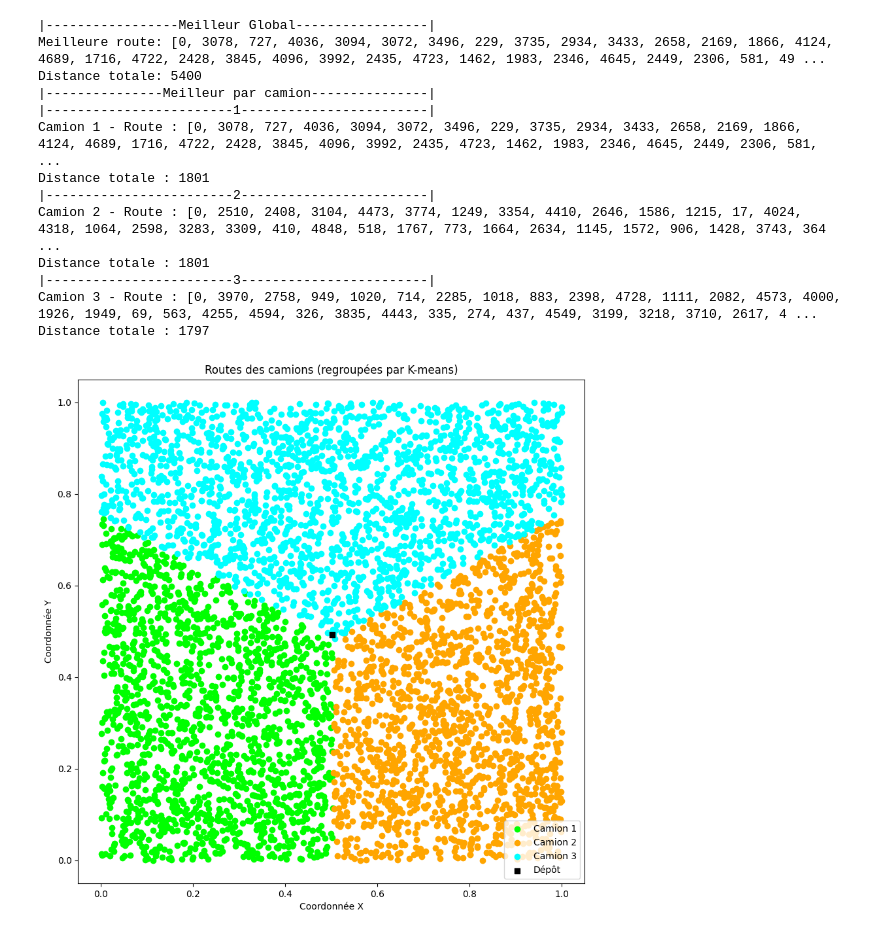
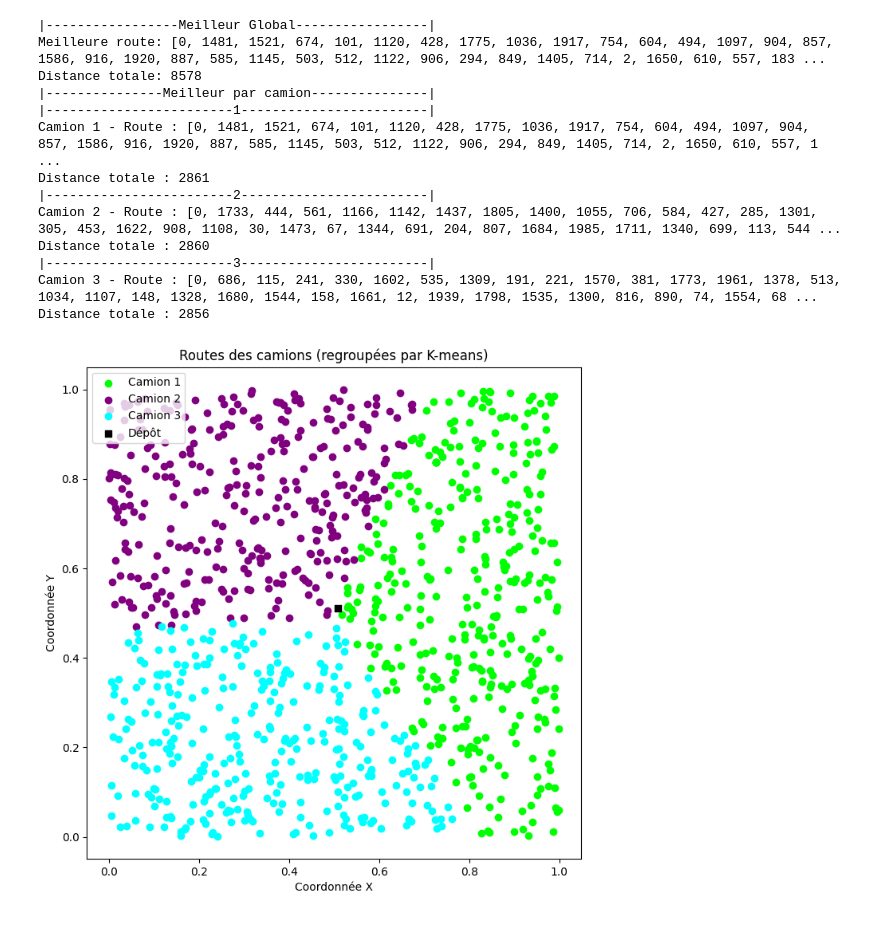
Before and after one commit to TheotimeC/VehicleRoutingProblem-ACO-GA, a Jupyter notebook: ACO.ipynb, the cells around one changed output. Drawn from its saved outputs; the diff is of its cells as text; code cells hidden in the pictures.

```diff
--- a/ACO.ipynb
+++ b/ACO.ipynb
@@ -26,0 +1,18 @@ print(matrice)
+# %%
+import numpy as np
+
+num_villes = 2000
+num_clients = num_villes - 1  # Exclure le dépôt
+
+def generate_weighted_adjacency_matrix(n):
+    adjacency_matrix = np.zeros((n, n), dtype=int)
+    for i in range(n):
+        for j in range(i + 1, n):
+            if np.random.random() < 0.8:
+                weight = np.random.randint(1, 1000)
+                adjacency_matrix[i][j] = weight
+                adjacency_matrix[j][i] = weight
+    return adjacency_matrix
+
+matrice = generate_weighted_adjacency_matrix(num_villes)
+print(matrice)
@@ -27,6 +27,8 @@ print(matrice)
 # %%
 import numpy as np
 from numpy.random import choice as np_choice
+import warnings
+warnings.filterwarnings("ignore")
 
 # Évaluer la qualité des solutions
 def calculer_distance_total(solution, matrice):
@@ -158,7 +160,7 @@ num_fourmis = 3
 num_iterations = 15
 alpha = 1.0  # Influence de la phéromone
 beta = 5.0  # Influence de la visibilité
-Q = 100  # Quantité de phéromone déposée par les fourmis
+Q = 0.2  # Quantité de phéromone déposée par les fourmis
 intensite = 1.7 #intensification des pheromones
 num_camions = 3  # Quantité de camions
 
@@ -177,28 +179,45 @@ for i, route in enumerate(camions_routes):
     print(f"Distance totale : {longueurs_routes[i]}")
 # %% [output]
 |-----------------Meilleur Global-----------------|
-Meilleure route: [0, 3078, 727, 4036, 3094, 3072, 3496, 229, 3735, 2934, 3433, 2658, 2169, 1866, 4124, 4689, 1716, 4722, 2428, 3845, 4096, 3992, 2435, 4723, 1462, 1983, 2346, 4645, 2449, 2306, 581, 49 ...
-Distance totale: 5400
+Meilleure route: [0, 1481, 1521, 674, 101, 1120, 428, 1775, 1036, 1917, 754, 604, 494, 1097, 904, 857, 1586, 916, 1920, 887, 585, 1145, 503, 512, 1122, 906, 294, 849, 1405, 714, 2, 1650, 610, 557, 183 ...
+Distance totale: 8578
 |---------------Meilleur par camion---------------|
 |------------------------1------------------------|
-Camion 1 - Route : [0, 3078, 727, 4036, 3094, 3072, 3496, 229, 3735, 2934, 3433, 2658, 2169, 1866, 4124, 4689, 1716, 4722, 2428, 3845, 4096, 3992, 2435, 4723, 1462, 1983, 2346, 4645, 2449, 2306, 581,  ...
-Distance totale : 1801
+Camion 1 - Route : [0, 1481, 1521, 674, 101, 1120, 428, 1775, 1036, 1917, 754, 604, 494, 1097, 904, 857, 1586, 916, 1920, 887, 585, 1145, 503, 512, 1122, 906, 294, 849, 1405, 714, 2, 1650, 610, 557, 1 ...
+Distance totale : 2861
 |------------------------2------------------------|
-Camion 2 - Route : [0, 2510, 2408, 3104, 4473, 3774, 1249, 3354, 4410, 2646, 1586, 1215, 17, 4024, 4318, 1064, 2598, 3283, 3309, 410, 4848, 518, 1767, 773, 1664, 2634, 1145, 1572, 906, 1428, 3743, 364 ...
-Distance totale : 1801
+Camion 2 - Route : [0, 1733, 444, 561, 1166, 1142, 1437, 1805, 1400, 1055, 706, 584, 427, 285, 1301, 305, 453, 1622, 908, 1108, 30, 1473, 67, 1344, 691, 204, 807, 1684, 1985, 1711, 1340, 699, 113, 544 ...
+Distance totale : 2860
 |------------------------3------------------------|
-Camion 3 - Route : [0, 3970, 2758, 949, 1020, 714, 2285, 1018, 883, 2398, 4728, 1111, 2082, 4573, 4000, 1926, 1949, 69, 563, 4255, 4594, 326, 3835, 4443, 335, 274, 437, 4549, 3199, 3218, 3710, 2617, 4 ...
-Distance totale : 1797
+Camion 3 - Route : [0, 686, 115, 241, 330, 1602, 535, 1309, 191, 221, 1570, 381, 1773, 1961, 1378, 513, 1034, 1107, 148, 1328, 1680, 1544, 158, 1661, 12, 1939, 1798, 1535, 1300, 816, 890, 74, 1554, 68 ...
+Distance totale : 2856
 # %%
 import matplotlib.pyplot as plt
 import numpy as np
 from sklearn.cluster import KMeans
+import warnings
+warnings.filterwarnings("ignore")
 
 # Définition des couleurs pour chaque camion
-colors = ['lime', 'orange', 'cyan', 'lime', 'yellow', 'orange', 'pink']
+colors = ['lime', 'purple', 'cyan', 'red', 'yellow', 'y', 'k']
 
 # Génération de coordonnées aléatoires pour chaque ville
 coord_villes = np.random.rand(num_villes, 2)
+
+# Coordonnées du dépôt initial
+depot_coord = np.mean(coord_villes, axis=0)
+
+# Nombre de clusters (basé sur le nombre de camions)
+num_clusters = num_camions
+
+# Calcul des coordonnées des centres de chaque cluster
+cluster_centers = []
+radius = 0.4 * np.sqrt(num_clusters)  # Rayon du cercle autour du dépôt
+for i in range(num_clusters):
+    angle = 2 * np.pi * i / num_clusters
+    x = depot_coord[0] + radius * np.cos(angle)
+    y = depot_coord[1] + radius * np.sin(angle)
+    cluster_centers.append([x, y])
 
 # Création des clusters pour chaque route de camion
 clusters = [[] for _ in range(num_camions)]
@@ -209,50 +228,47 @@ for i, route in enumerate(camions_routes):
         coord = coord_villes[ville]
         cluster.append(coord)
 
-# Coordonnées des centres de chaque cluster
-cluster_centers = [np.mean(cluster, axis=0) for cluster in clusters]
-
-# Coordonnées du dépôt initial (centre des centres)
-depot_coord = np.mean(cluster_centers, axis=0)
-
 # Concaténation des coordonnées des points pour l'algorithme K-means
 points = np.concatenate(clusters)
 
-# Nombre de clusters (basé sur le nombre de camions)
-num_clusters = num_camions
+# Ajout des coordonnées du dépôt aux points
+points = np.vstack((points, depot_coord))
 
 # Application de l'algorithme K-means
-kmeans = KMeans(n_clusters=num_clusters, random_state=0)
-labels = kmeans.fit_predict(points)
+kmeans = KMeans(n_clusters=num_clusters, random_state=0, init=np.array(cluster_centers))
+labels = kmeans.fit_predict(points[:-1])  # Exclure les coordonnées du dépôt
 
 # Création du graphique
-plt.figure(figsize=(10, 10))
+plt.figure(figsize=(8, 8))
 
 # Parcours des points par label de cluster
 for label in range(num_clusters):
+    # Filtre des indices des points pour le cluster actuel
+    cluster_indices = np.where(labels == label)[0]
+
     # Filtre des points pour le cluster actuel
-    cluster_points = points[labels == label]
+    cluster_points = points[cluster_indices]
 
     # Récupération des coordonnées x et y pour chaque point
     x = cluster_points[:, 0]
     y = cluster_points[:, 1]
 
     # Tracé des points avec une couleur aléatoire pour chaque cluster
     color = colors[label]
     plt.scatter(x, y, color=color, label=f'Camion {label + 1}')
 
 # Ajout du dépôt initial
 plt.scatter(depot_coord[0], depot_coord[1], color='k', marker='s', label='Dépôt')
 
 # Affichage des légendes
 plt.legend()
 
 # Paramètres d'affichage
 plt.title('Routes des camions (regroupées par K-means)')
 plt.xlabel('Coordonnée X')
 plt.ylabel('Coordonnée Y')
 
 # Affichage du graphique
 plt.show()
 # %% [output]
-[figure, old version]
+[figure, new version]
```
Also changed, not shown: parts of 2 cells of this notebook, 1 other file.
